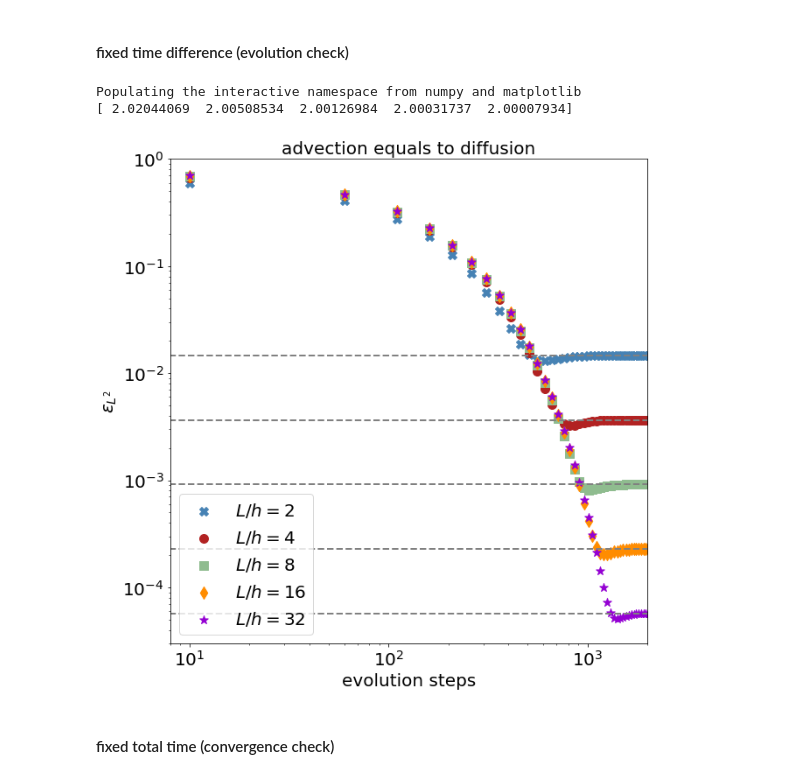
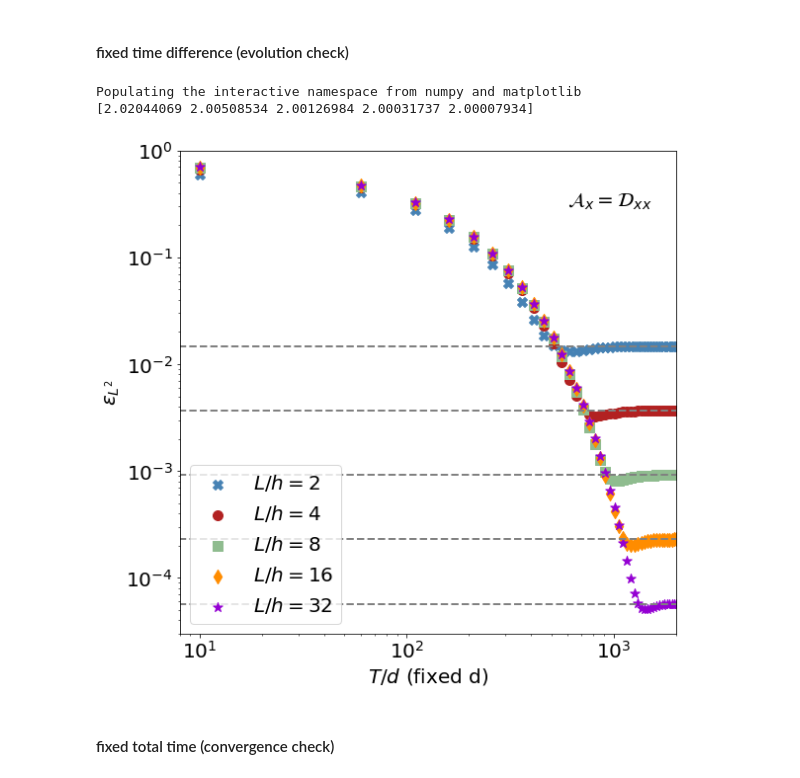
Before and after one commit to gioacchinowang/BIFET, a Jupyter notebook: examples/example_light_ADxx.ipynb, the cells around one changed output. Saved outputs shown, nothing was run; the diff lists cells and outputs as text; code cells hidden in the pictures.

```diff
--- a/examples/example_light_ADxx.ipynb
+++ b/examples/example_light_ADxx.ipynb
@@ -513,38 +518,40 @@ e_1d_rg1 = array(matrix('0    0.01467;\
 3    0.000228915;\
 4    5.72279e-05'))
 
 print (2**(e_1d_rg1[:,1]+1))
 
 fig1, ax1 = plt.subplots(figsize=(9,9))
 
 l0 = ax1.plot((0,2000),(e_1d_rg1[0,1],e_1d_rg1[0,1]),color='grey',linestyle='--',linewidth=2)
 l1 = ax1.plot((0,2000),(e_1d_rg1[1,1],e_1d_rg1[1,1]),color='grey',linestyle='--',linewidth=2)
 l2 = ax1.plot((0,2000),(e_1d_rg1[2,1],e_1d_rg1[2,1]),color='grey',linestyle='--',linewidth=2)
 l3 = ax1.plot((0,2000),(e_1d_rg1[3,1],e_1d_rg1[3,1]),color='grey',linestyle='--',linewidth=2)
 l4 = ax1.plot((0,2000),(e_1d_rg1[4,1],e_1d_rg1[4,1]),color='grey',linestyle='--',linewidth=2)
 
 c0 = ax1.scatter (err_lv0[:,0],err_lv0[:,1],marker='X',s=100,c='steelblue',label='$L/h = 2$')
 c1 = ax1.scatter (err_lv1[:,0],err_lv1[:,1],marker='o',s=100,c='firebrick',label='$L/h = 4$')
 c2 = ax1.scatter (err_lv2[:,0],err_lv2[:,1],marker='s',s=100,c='darkseagreen',label='$L/h = 8$')
 c3 = ax1.scatter (err_lv3[:,0],err_lv3[:,1],marker='d',s=100,c='darkorange',label='$L/h = 16$')
 c4 = ax1.scatter (err_lv4[:,0],err_lv4[:,1],marker='*',s=100,c='darkviolet',label='$L/h = 32$')
 ax1.legend(loc=3,fontsize='20')
 ax1.set_xlim((8,2000))
 ax1.set_ylim((0.00003,1))
 ax1.set_xscale("log", nonposx='clip')
 ax1.set_yscale("log", nonposy='clip')
-ax1.set_xlabel('evolution steps',fontsize='20')
+ax1.set_xlabel('$T/d$ (fixed d)',fontsize='20')
 ax1.set_ylabel('$\epsilon_{L^2}$',fontsize='20')
 ax1.tick_params(axis='both', which='major', labelsize='20')
-ax1.set_title('advection equals to diffusion', fontsize='20')
+#ax1.set_title('advection equals to diffusion', fontsize='20')
 
-fig1.tight_layout()
+ax1.text(600,3.0e-1,'$\mathcal{A}_x = \mathcal{D}_{xx}$',fontsize=20)
+
+#fig1.tight_layout()
 
 savefig('ADxx_evo.pdf')
 # %% [output]
 Populating the interactive namespace from numpy and matplotlib
-[ 2.02044069  2.00508534  2.00126984  2.00031737  2.00007934]
+[2.02044069 2.00508534 2.00126984 2.00031737 2.00007934]
-[figure, old version]
+[figure, new version]
 # %% [markdown]
 #### fixed total time (convergence check)
 # %%
```
Also changed, not shown: parts of 3 cells of this notebook, 9 other files.
